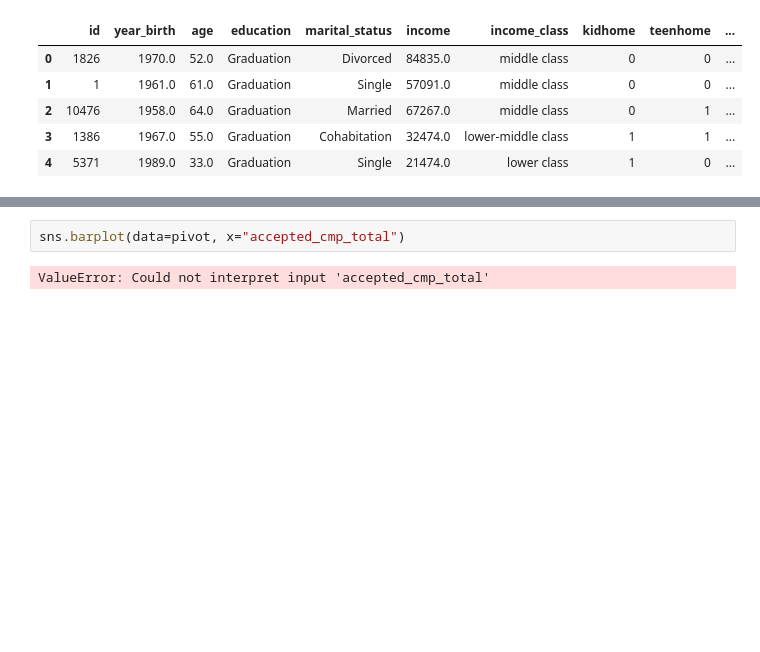
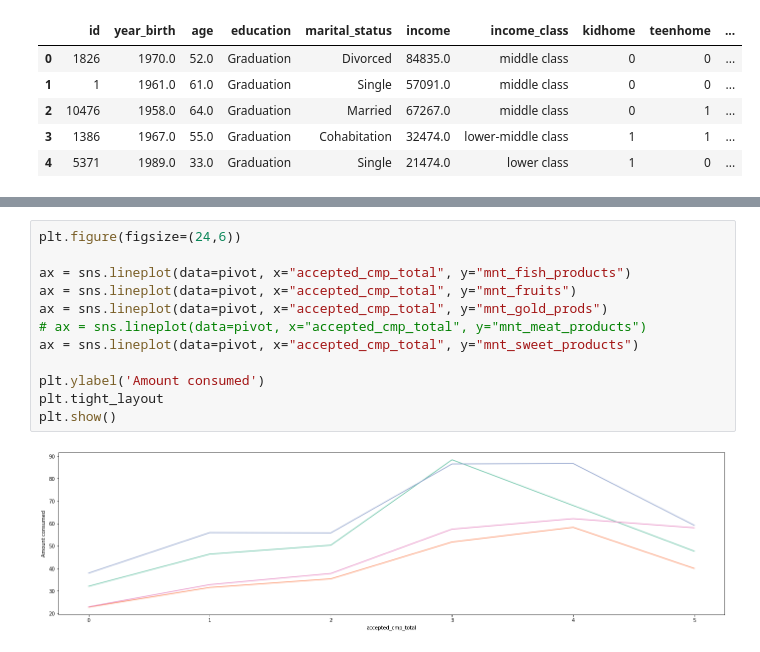
Before and after one commit to mr-emreerturk/Marketing-Analytics_EDA, a Jupyter notebook: notebook_eda.ipynb, the cells around one changed output, grey strips where cells are left out. Saved outputs shown, nothing was run; the diff lists cells and outputs as text; blank space fills up the shorter version.

```diff
--- a/notebook_eda.ipynb
+++ b/notebook_eda.ipynb
@@ -644,7 +644,17 @@ pivot
 | 3 | 0.627451 | 0.098039 | 0.196078 | 0.529412 | 0.725490 | 50.137255 | ... |
 | 4 | 0.888889 | 0.194444 | 0.333333 | 0.666667 | 0.944444 | 50.277778 | ... |
 | 5 | 1.000000 | 1.000000 | 0.300000 | 0.700000 | 1.000000 | 54.100000 | ... |
-# %%
-sns.barplot(data=pivot, x="accepted_cmp_total")
-# %% [output]
-ValueError: Could not interpret input 'accepted_cmp_total'
+# %%
+plt.figure(figsize=(24,6))
+
+ax = sns.lineplot(data=pivot, x="accepted_cmp_total", y="mnt_fish_products")
+ax = sns.lineplot(data=pivot, x="accepted_cmp_total", y="mnt_fruits")
+ax = sns.lineplot(data=pivot, x="accepted_cmp_total", y="mnt_gold_prods")
+# ax = sns.lineplot(data=pivot, x="accepted_cmp_total", y="mnt_meat_products")
+ax = sns.lineplot(data=pivot, x="accepted_cmp_total", y="mnt_sweet_products")
+
+plt.ylabel('Amount consumed')
+plt.tight_layout
+plt.show()
+# %% [output]
+[figure, added]
```
Also changed, not shown: parts of 2 cells of this notebook.
